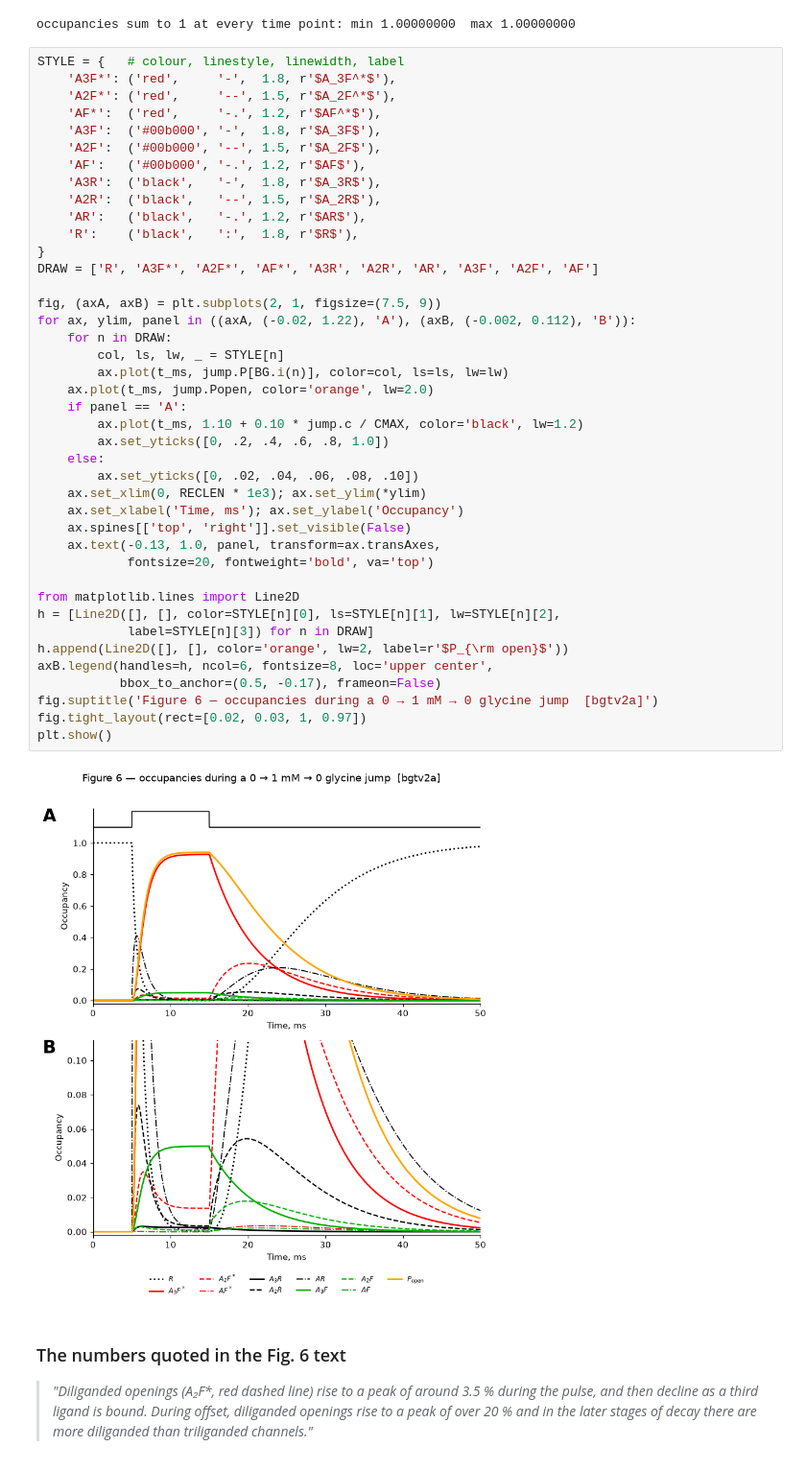
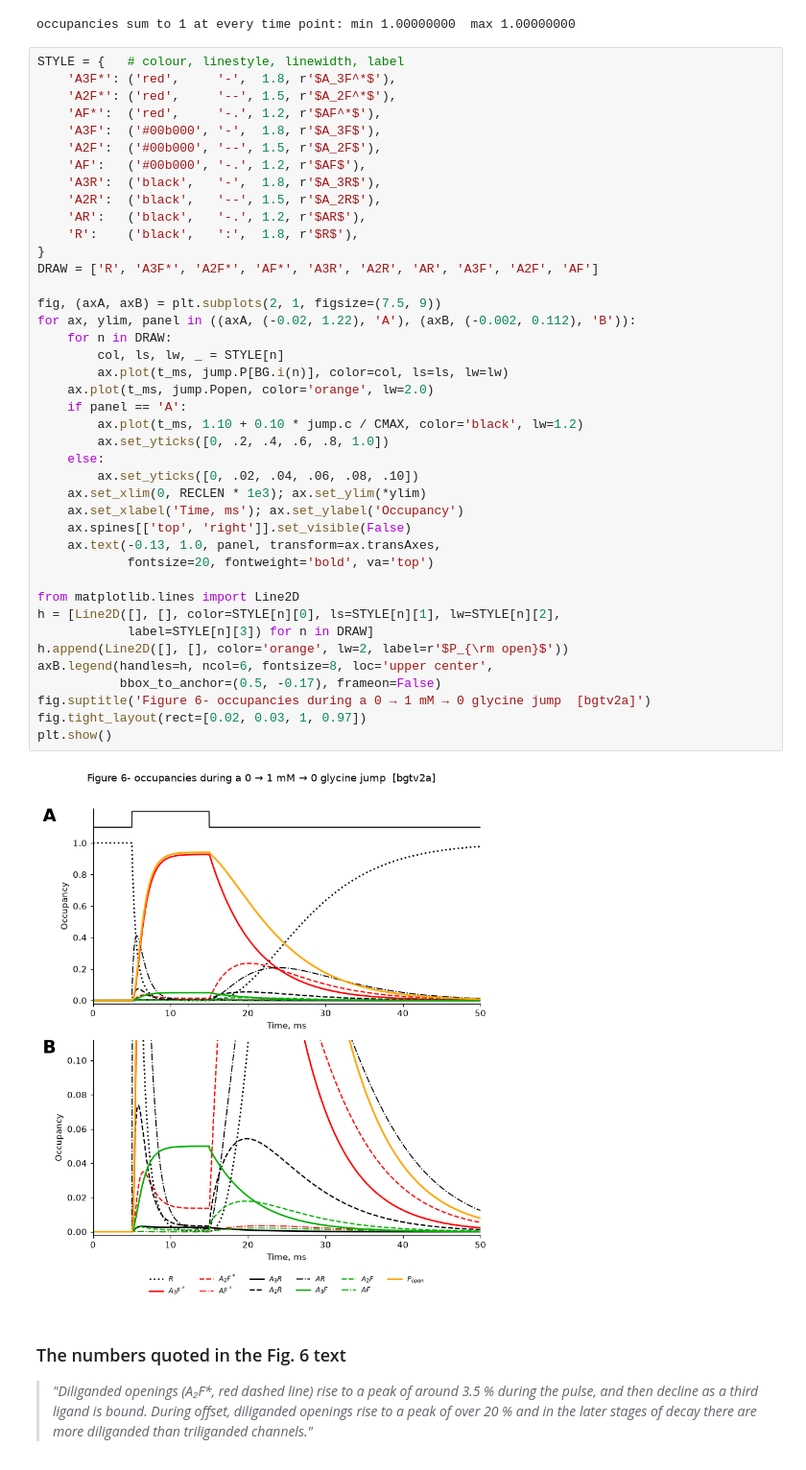
Before and after one commit to DCPROGS/ColquhounLape2012-reproduction, a Jupyter notebook: ColquhounLape2012_reproduction.ipynb, the cells around one changed output. Shown at 96% size. Cells and saved outputs as stored; diff of their text form.

```diff
--- a/ColquhounLape2012_reproduction.ipynb
+++ b/ColquhounLape2012_reproduction.ipynb
@@ -712,35 +712,35 @@ STYLE = {   # colour, linestyle, linewidth, label
     'R':    ('black',   ':',  1.8, r'$R$'),
 }
 DRAW = ['R', 'A3F*', 'A2F*', 'AF*', 'A3R', 'A2R', 'AR', 'A3F', 'A2F', 'AF']
 
 fig, (axA, axB) = plt.subplots(2, 1, figsize=(7.5, 9))
 for ax, ylim, panel in ((axA, (-0.02, 1.22), 'A'), (axB, (-0.002, 0.112), 'B')):
     for n in DRAW:
         col, ls, lw, _ = STYLE[n]
         ax.plot(t_ms, jump.P[BG.i(n)], color=col, ls=ls, lw=lw)
     ax.plot(t_ms, jump.Popen, color='orange', lw=2.0)
     if panel == 'A':
         ax.plot(t_ms, 1.10 + 0.10 * jump.c / CMAX, color='black', lw=1.2)
         ax.set_yticks([0, .2, .4, .6, .8, 1.0])
     else:
         ax.set_yticks([0, .02, .04, .06, .08, .10])
     ax.set_xlim(0, RECLEN * 1e3); ax.set_ylim(*ylim)
     ax.set_xlabel('Time, ms'); ax.set_ylabel('Occupancy')
     ax.spines[['top', 'right']].set_visible(False)
     ax.text(-0.13, 1.0, panel, transform=ax.transAxes,
             fontsize=20, fontweight='bold', va='top')
 
 from matplotlib.lines import Line2D
 h = [Line2D([], [], color=STYLE[n][0], ls=STYLE[n][1], lw=STYLE[n][2],
             label=STYLE[n][3]) for n in DRAW]
 h.append(Line2D([], [], color='orange', lw=2, label=r'$P_{\rm open}$'))
 axB.legend(handles=h, ncol=6, fontsize=8, loc='upper center',
            bbox_to_anchor=(0.5, -0.17), frameon=False)
-fig.suptitle('Figure 6 — occupancies during a 0 → 1 mM → 0 glycine jump  [bgtv2a]')
+fig.suptitle('Figure 6- occupancies during a 0 → 1 mM → 0 glycine jump  [bgtv2a]')
 fig.tight_layout(rect=[0.02, 0.03, 1, 0.97])
 plt.show()
 # %% [output]
-[figure, old version]
+[figure, new version]
 # %% [markdown]
 ### The numbers quoted in the Fig. 6 text
 
```
Also changed, not shown: parts of 6 cells of this notebook.
